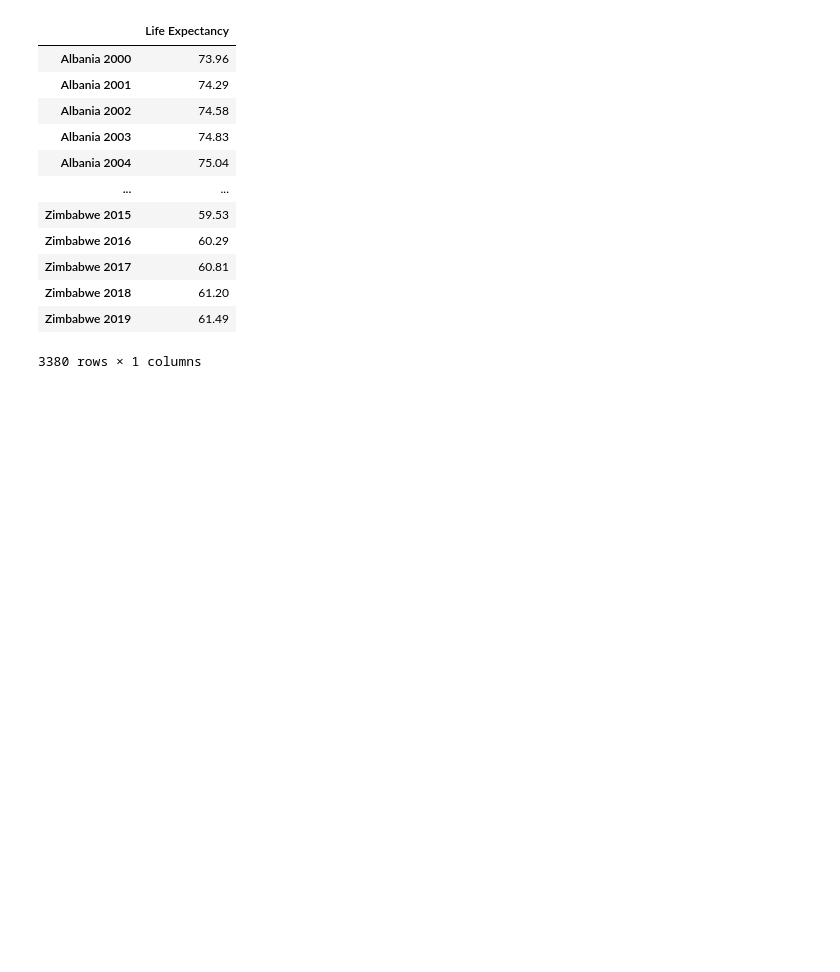
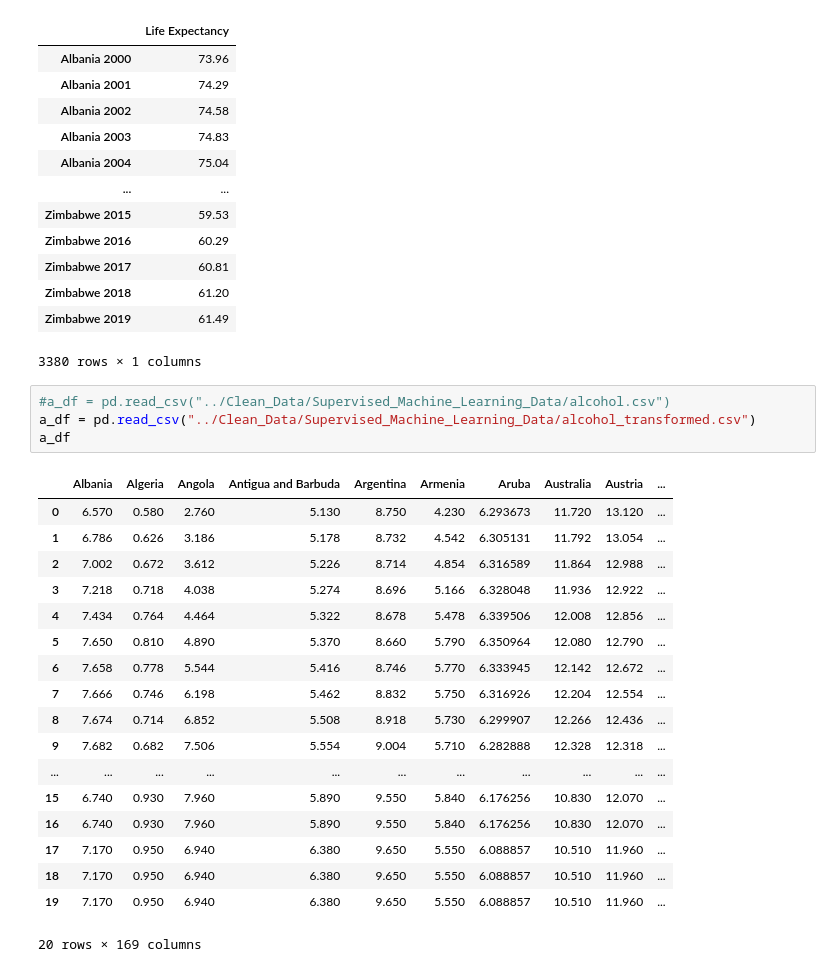
Before and after one commit to AndrewZinc/Expect_Life, a Jupyter notebook: Machine_Learning/ML_Database_Setup.ipynb, the cells around one changed output. Cells and saved outputs as stored; diff of their text form; blank space fills up the shorter version.

Commit message:
Created dataframe for use on supervised ML

```diff
--- a/Machine_Learning/ML_Database_Setup.ipynb
+++ b/Machine_Learning/ML_Database_Setup.ipynb
@@ -205,3 +205,26 @@ ml_df
 | Zimbabwe 2018 | 61.20 |
 | Zimbabwe 2019 | 61.49 |
 3380 rows × 1 columns
+# %%
+#a_df = pd.read_csv("../Clean_Data/Supervised_Machine_Learning_Data/alcohol.csv")
+a_df = pd.read_csv("../Clean_Data/Supervised_Machine_Learning_Data/alcohol_transformed.csv")
+a_df
+# %% [output]
+|  | Albania | Algeria | Angola | Antigua and Barbuda | Argentina | Armenia | Aruba | Australia | Austria | ... |
+| 0 | 6.570 | 0.580 | 2.760 | 5.130 | 8.750 | 4.230 | 6.293673 | 11.720 | 13.120 | ... |
+| 1 | 6.786 | 0.626 | 3.186 | 5.178 | 8.732 | 4.542 | 6.305131 | 11.792 | 13.054 | ... |
+| 2 | 7.002 | 0.672 | 3.612 | 5.226 | 8.714 | 4.854 | 6.316589 | 11.864 | 12.988 | ... |
+| 3 | 7.218 | 0.718 | 4.038 | 5.274 | 8.696 | 5.166 | 6.328048 | 11.936 | 12.922 | ... |
+| 4 | 7.434 | 0.764 | 4.464 | 5.322 | 8.678 | 5.478 | 6.339506 | 12.008 | 12.856 | ... |
+| 5 | 7.650 | 0.810 | 4.890 | 5.370 | 8.660 | 5.790 | 6.350964 | 12.080 | 12.790 | ... |
+| 6 | 7.658 | 0.778 | 5.544 | 5.416 | 8.746 | 5.770 | 6.333945 | 12.142 | 12.672 | ... |
+| 7 | 7.666 | 0.746 | 6.198 | 5.462 | 8.832 | 5.750 | 6.316926 | 12.204 | 12.554 | ... |
+| 8 | 7.674 | 0.714 | 6.852 | 5.508 | 8.918 | 5.730 | 6.299907 | 12.266 | 12.436 | ... |
+| 9 | 7.682 | 0.682 | 7.506 | 5.554 | 9.004 | 5.710 | 6.282888 | 12.328 | 12.318 | ... |
+| ... | ... | ... | ... | ... | ... | ... | ... | ... | ... | ... |
+| 15 | 6.740 | 0.930 | 7.960 | 5.890 | 9.550 | 5.840 | 6.176256 | 10.830 | 12.070 | ... |
+| 16 | 6.740 | 0.930 | 7.960 | 5.890 | 9.550 | 5.840 | 6.176256 | 10.830 | 12.070 | ... |
+| 17 | 7.170 | 0.950 | 6.940 | 6.380 | 9.650 | 5.550 | 6.088857 | 10.510 | 11.960 | ... |
+| 18 | 7.170 | 0.950 | 6.940 | 6.380 | 9.650 | 5.550 | 6.088857 | 10.510 | 11.960 | ... |
+| 19 | 7.170 | 0.950 | 6.940 | 6.380 | 9.650 | 5.550 | 6.088857 | 10.510 | 11.960 | ... |
+20 rows × 169 columns
```
Also changed, not shown: parts of 58 cells of this notebook, 15 other files.
